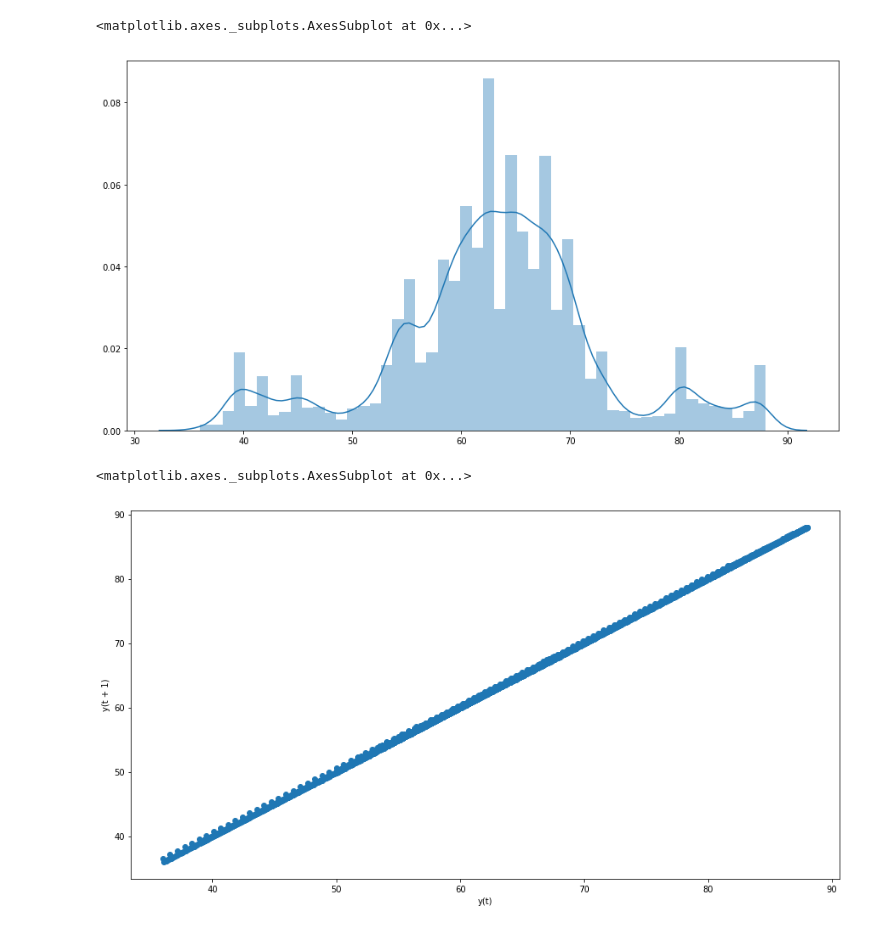
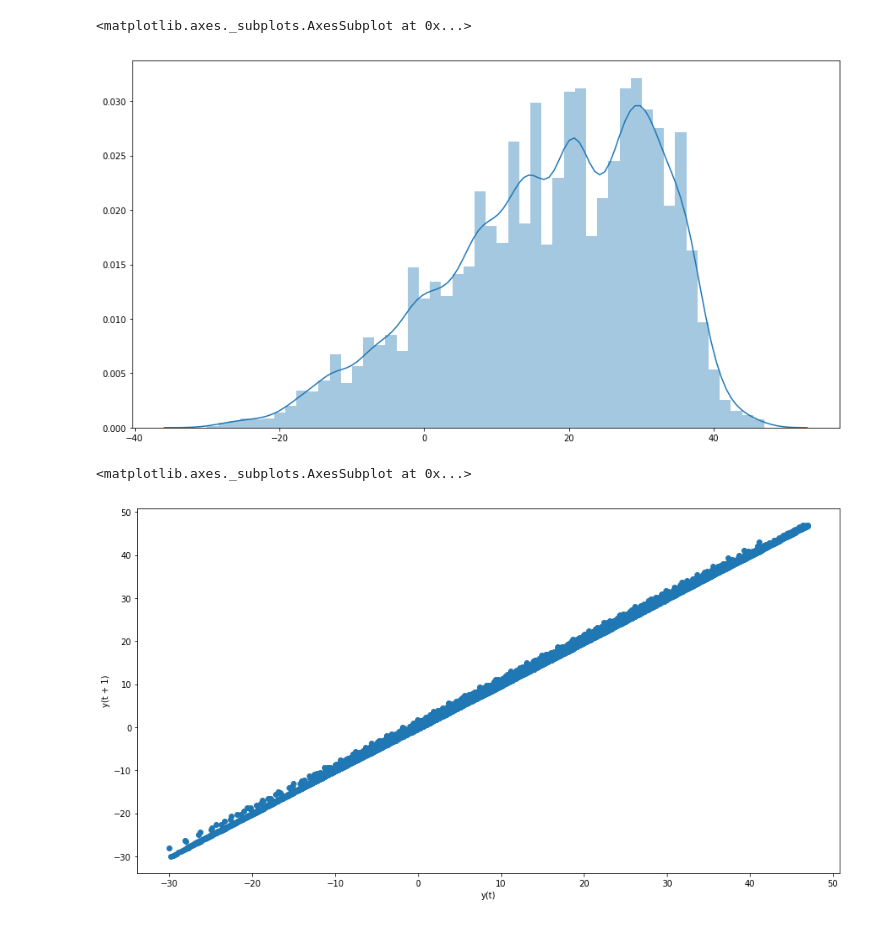
Before and after one commit to Younes-Charfaoui/ML-Projects, a Jupyter notebook: wazihub_soil_moisture_prediction/Resampling Data.ipynb, the cells around one changed output. Cells and saved outputs as stored; diff of their text form; code cells hidden in the pictures.

```diff
--- a/wazihub_soil_moisture_prediction/Resampling Data.ipynb
+++ b/wazihub_soil_moisture_prediction/Resampling Data.ipynb
@@ -6,5 +9,5 @@ import numpy as np
 # %%
-data = pd.read_csv('train_data/field_1.csv')
+data = pd.read_csv('train_data/field_4.csv')
 # %%
 data.head()
 # %% [output]
@@ -36,16 +39,16 @@ data['Soil humidity 1'].plot(style = 'k.')
 # %%
 plt.figure(figsize=(15,8))
-sns.distplot(data['Soil humidity 1'].values)
+sns.distplot(data['Soil humidity 4'].values)
 # %% [output]
 <matplotlib.axes._subplots.AxesSubplot at 0x...>
-[figure, old version]
+[figure, new version]
 # %%
 from pandas.plotting import lag_plot
 plt.figure(figsize=(15,8))
-lag_plot(data['Soil humidity 1'], lag=1)
+lag_plot(data['Soil humidity 4'], lag=1)
 # %% [output]
 <matplotlib.axes._subplots.AxesSubplot at 0x...>
-[figure, old version]
+[figure, new version]
 # %%
 from pandas.plotting import autocorrelation_plot
 plt.figure(figsize=(15,8))
```
Also changed, not shown: parts of 26 cells of this notebook.
